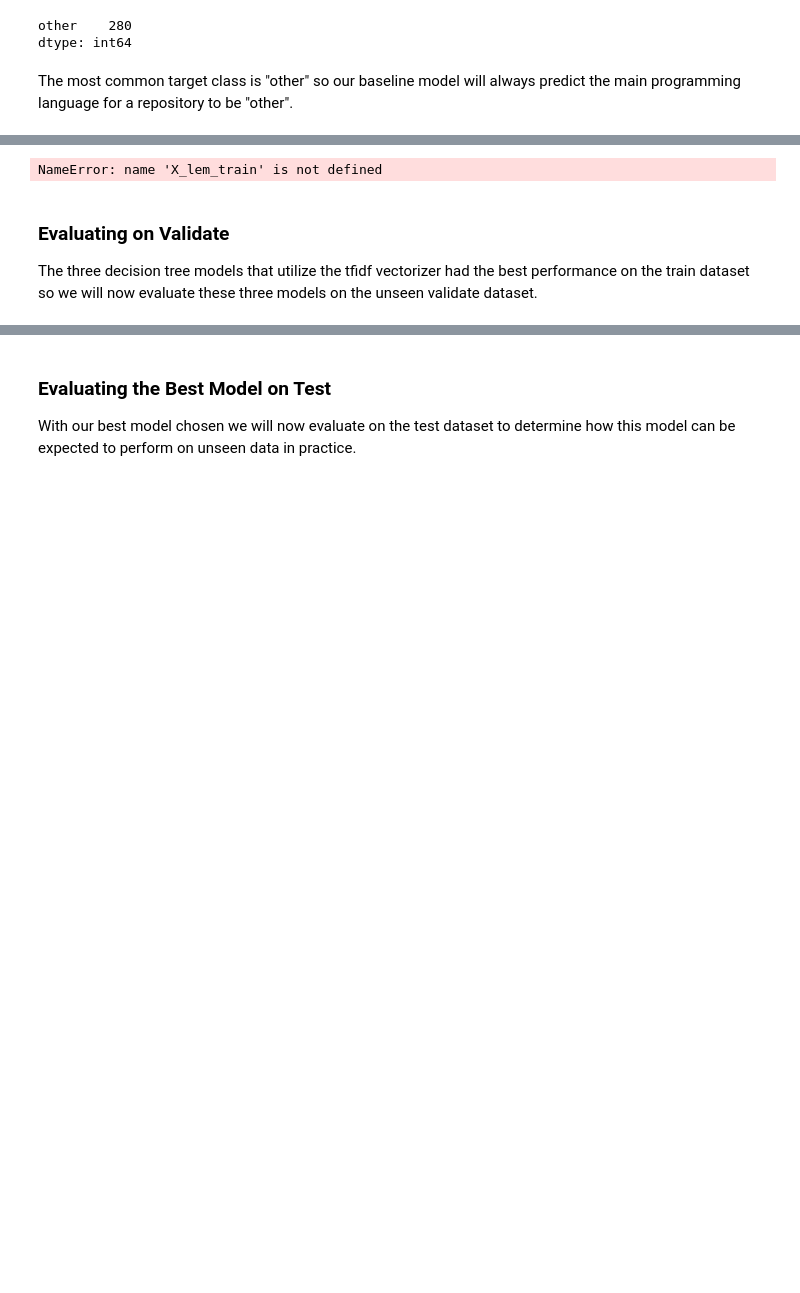
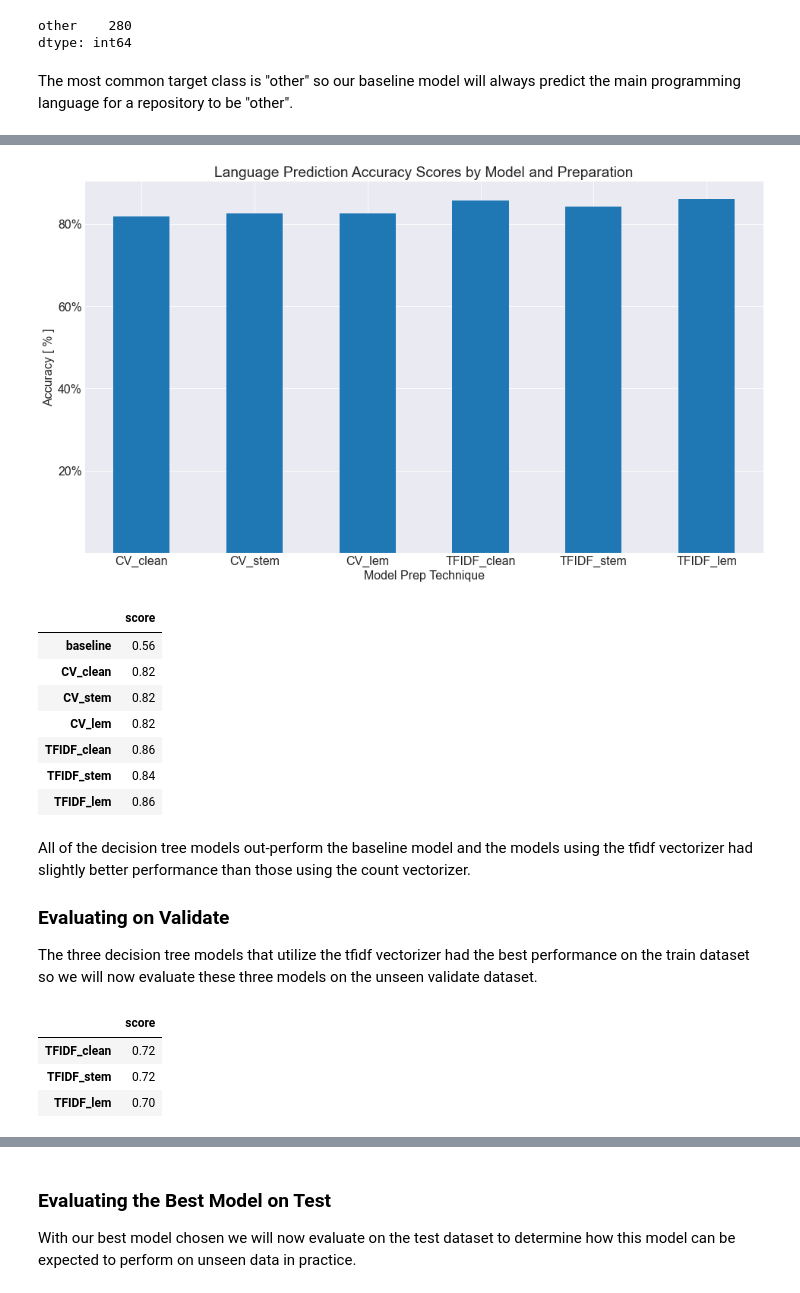
Before and after one commit to Garcia-Hensley-Nichols-NLP-project/GHN-NLP-project, a Jupyter notebook: final_report.ipynb, the cells around one changed output, grey strips where cells are left out. Saved outputs shown, nothing was run; the diff lists cells and outputs as text; code cells hidden in the pictures; blank space fills up the shorter version.

```diff
--- a/final_report.ipynb
+++ b/final_report.ipynb
@@ -279,3 +274,6 @@ other    280
 dtype: int64
 # %% [markdown]
 The most common target class is "other" so our baseline model will always predict the main programming language for a repository to be "other".
+# %%
+eval_df = append_results('baseline', {'score' : round(accuracy_score(y_train, baseline), 2)})
+eval_df
@@ -296,23 +299,44 @@ Both vectorizers quantify how frequently a word appears in a document, albeit, i
 # %%
 # Display the accuracy results for each of the models.
 
 # Create and train decision tree models and obtain the accuracy scores.
-dec_tree_training_scores = classi_bow(X_lem_train, y_lem_train, X_stem_train, y_stem_train, X_clean_train, y_clean_train)
+dec_tree_training_scores, models = classi_bow(
+    X_train[['lemmatized']],
+    y_train,
+    X_train[['stemmed']],
+    y_train,
+    X_train[['clean']],
+    y_train
+)
+
+# Add the accuracy scores to the evaluation dataframe.
+for index, value in zip(dec_tree_training_scores.index, dec_tree_training_scores):
+    eval_df = append_results(index, {'score' : round(value, 2)}, eval_df)
 
 # Plot the accuracy scores.
 dec_tree_training_scores.plot.bar()
 plt.title('Language Prediction Accuracy Scores by Model and Preparation')
 plt.xlabel('Model Prep Technique')
 plt.ylabel('Accuracy [ % ]')
 plt.xticks(rotation = 0)
 plt.yticks([0.2, 0.4, 0.6, 0.8], ['20%', '40%', '60%', '80%'])
 plt.show()
 
 # Show the numbers for the accuracy scores.
-dec_tree_training_scores
+eval_df
 # %% [output]
-NameError: name 'X_lem_train' is not defined
+[figure, added]
+|  | score |
+| baseline | 0.56 |
+| CV_clean | 0.82 |
+| CV_stem | 0.82 |
+| CV_lem | 0.82 |
+| TFIDF_clean | 0.86 |
+| TFIDF_stem | 0.84 |
+| TFIDF_lem | 0.86 |
 # %% [markdown]
+All of the decision tree models out-perform the baseline model and the models using the tfidf vectorizer had slightly better performance than those using the count vectorizer.
+
 ### Evaluating on Validate
 
 The three decision tree models that utilize the tfidf vectorizer had the best performance on the train dataset so we will now evaluate these three models on the unseen validate dataset.
@@ -357,9 +366,11 @@ tfidf_lem_tree_valscore = get_dt_valtest_score(tfidf_lem_bow, X_lem_train.lemmat
 # %%
 # Output tree score on validate
-print(f'Score of Decision Tree using TF/IDF Vectorizer on clean text for validate split: {tfidf_clean_tree_valscore:.0%}')
-print(f'Score of Decision Tree using TF/IDF Vectorizer on stem text for validate split: {tfidf_stem_tree_valscore:.0%}')
-print(f'Score of Decision Tree using TF/IDF Vectorizer on lem text for validate split: {tfidf_lem_tree_valscore:.0%}')
 
-print(f'Difference: {tfidf_clean_tree_valscore - tfidf_lem_tree_valscore}')
+eval_df
+# %% [output]
+|  | score |
+| TFIDF_clean | 0.72 |
+| TFIDF_stem | 0.72 |
+| TFIDF_lem | 0.70 |
 # %% [markdown]
 **Takeaways:**
```
Also changed, not shown: parts of 12 cells of this notebook.
